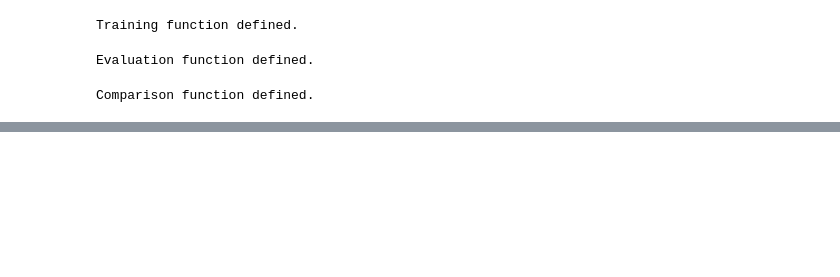
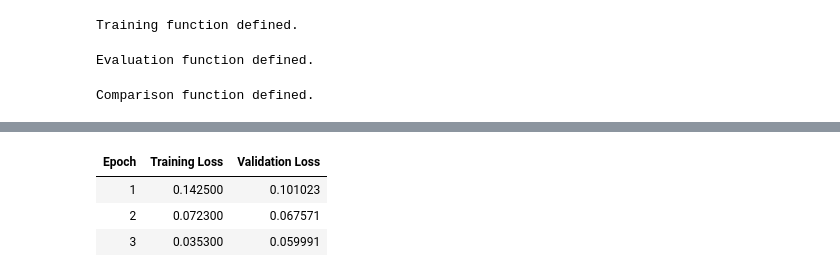
Before and after one commit to jtco19/ner_data_augmentation_error_analysis, a Jupyter notebook: src/driver.ipynb, the cells around one changed output, grey strips where cells are left out. Cells and saved outputs as stored; diff of their text form; code cells hidden in the pictures; blank space fills up the shorter version.

Commit message:
changes to driver to successfully run experiments, upload augmented data via LFS and results json

```diff
--- a/src/driver.ipynb
+++ b/src/driver.ipynb
@@ -566,0 +1067,93 @@ TRAINING METRICS:
+# %%
+print("\n" + "="*70)
+print("STEP 3: TRAINING MODELS ON BASELINE AND AUGMENTED DATASETS")
+print("="*70)
+
+# Dictionary to store all models and results
+all_models = {}
+all_results = {}
+baseline_model = create_bert_ner_model(num_labels=9)
+
+# Prepare test dataset (same for all models)
+print("\nPreparing test dataset...")
+test_dataset = baseline_model.prepare_dataset(baseline_dataset['test'])
+
+# 1. Train on BASELINE dataset
+print("\n" + "-"*70)
+print("Training Model 1: Baseline (No Augmentation)")
+print("-"*70)
+
+baseline_train_ds = baseline_model.prepare_dataset(baseline_dataset['train'])
+baseline_val_ds = baseline_model.prepare_dataset(baseline_dataset['validation'])
+
+baseline_output_dir = "./saved_models/bert_baseline_conll2003"
+os.makedirs(baseline_output_dir, exist_ok=True)
+
+start_time = time.time()
+baseline_train_results = baseline_model.train(
+    train_dataset=baseline_train_ds,
+    eval_dataset=baseline_val_ds,
+    output_dir=baseline_output_dir,
+    num_epochs=3,
+    per_device_batch_size=32,
+    learning_rate=2e-5,
+    weight_decay=0.01,
+    warmup_steps=500,
+    logging_steps=100,
+    eval_strategy="epoch",
+    save_strategy="epoch"
+)
+baseline_training_time = time.time() - start_time
+baseline_model.save_model(baseline_output_dir)
+print(f"✓ Baseline model trained in {baseline_training_time:.2f}s")
+
+all_models['baseline'] = baseline_model
+all_results['baseline'] = {
+    'training_time': baseline_training_time,
+    'train_samples': len(baseline_dataset['train']),
+    'val_samples': len(baseline_dataset['validation'])
+}
+
+# 2. Train on AUGMENTED datasets
+for method, aug_dataset in augmented_datasets.items():
+    print("\n" + "-"*70)
+    print(f"Training Model {len(all_models) + 1}: {method.upper()} Augmented Dataset")
+    print("-"*70)
+
+    model = create_bert_ner_model(num_labels=9)
+    train_ds = model.prepare_dataset(aug_dataset['train'])
+    val_ds = model.prepare_dataset(aug_dataset['validation'])
+
+    output_dir = f"./saved_models/bert_{method}_conll2003"
+    os.makedirs(output_dir, exist_ok=True)
+
+    start_time = time.time()
+    train_results = model.train(
+        train_dataset=train_ds,
+        eval_dataset=val_ds,
+        output_dir=output_dir,
+        num_epochs=3,
+        per_device_batch_size=32,
+        learning_rate=2e-5,
+        weight_decay=0.01,
+        warmup_steps=500,
+        logging_steps=100,
+        eval_strategy="epoch",
+        save_strategy="epoch"
+    )
+    training_time = time.time() - start_time
+    model.save_model(output_dir)
+    print(f"✓ {method.upper()} model trained in {training_time:.2f}s")
+
+    all_models[method] = model
+    all_results[method] = {
+        'training_time': training_time,
+        'train_samples': len(aug_dataset['train']),
+        'val_samples': len(aug_dataset['validation']),
+        'corruption_metrics': corruption_metrics[method]
+    }
+
+print("\n" + "="*70)
+print("✓ All models trained successfully!")
+print("="*70)
+# %% [output]
@@ -566,0 +1170,4 @@ TRAINING METRICS:
+| Epoch | Training Loss | Validation Loss |
+| 1 | 0.142500 | 0.101023 |
+| 2 | 0.072300 | 0.067571 |
+| 3 | 0.035300 | 0.059991 |
```
Also changed, not shown: parts of 28 cells of this notebook, 42 other files.
